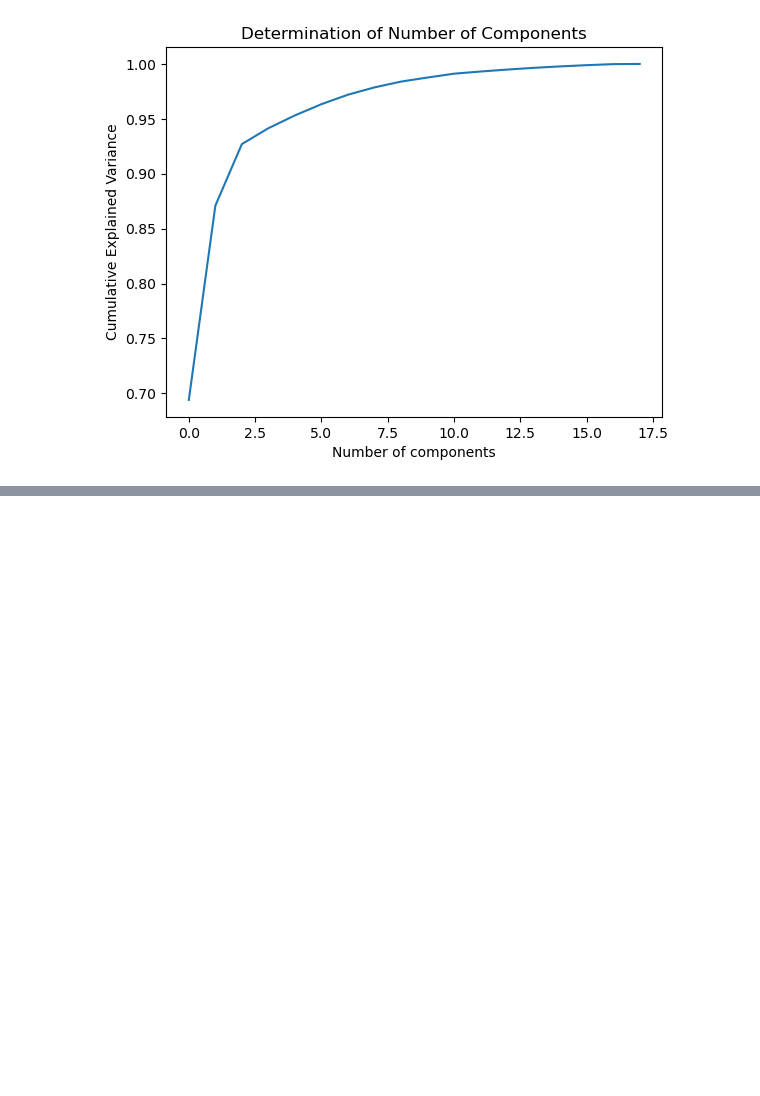
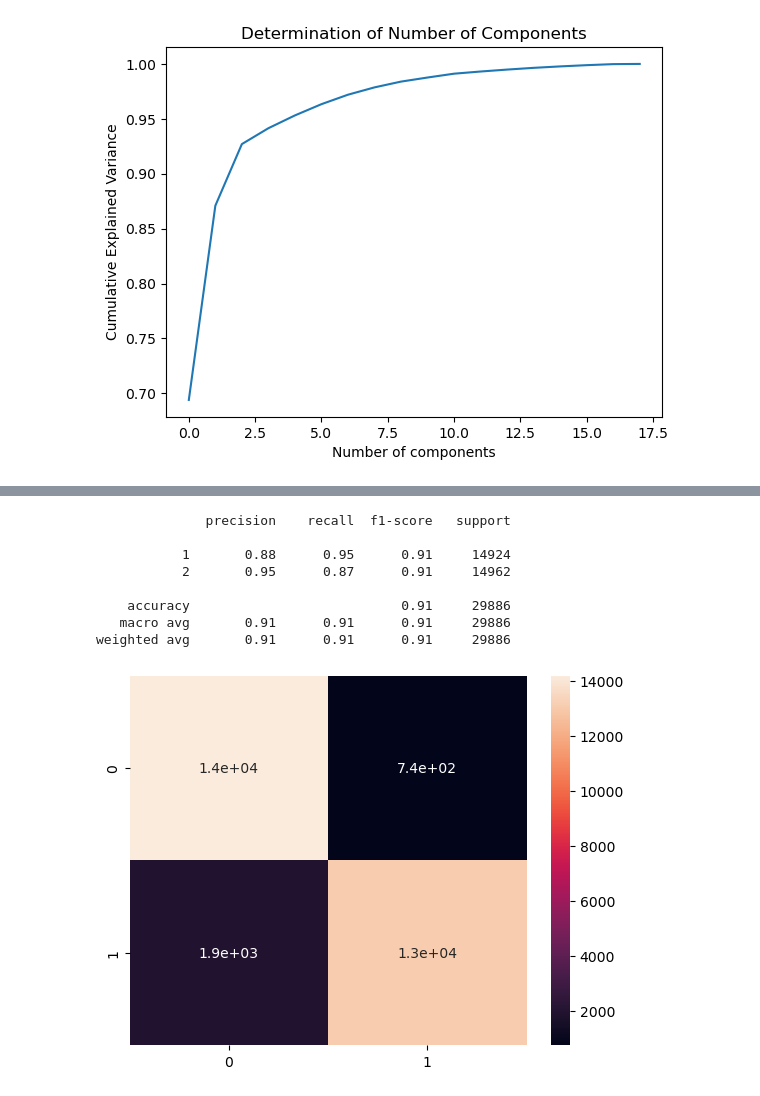
Before and after one commit to FedericoAriton99/CA-1-Machine-Learning, a Jupyter notebook: Federico_Ariton_MachineLearning_HDip_CA1.ipynb, the cells around one changed output, grey strips where cells are left out. Cells and saved outputs as stored; diff of their text form; code cells hidden in the pictures; blank space fills up the shorter version.

```diff
--- a/Federico_Ariton_MachineLearning_HDip_CA1.ipynb
+++ b/Federico_Ariton_MachineLearning_HDip_CA1.ipynb
@@ -538,0 +681,16 @@ sns.heatmap(cm, annot = True)
+# %%
+from sklearn.metrics import classification_report, confusion_matrix
+y_predict = svc_model.predict(X_test)
+cm = confusion_matrix(y_test, y_predict)
+sns.heatmap(cm, annot=True)
+print(classification_report(y_test, y_predict))
+# %% [output]
+              precision    recall  f1-score   support
+
+           1       0.88      0.95      0.91     14924
+           2       0.95      0.87      0.91     14962
+
+    accuracy                           0.91     29886
+   macro avg       0.91      0.91      0.91     29886
+weighted avg       0.91      0.91      0.91     29886
+[figure, added]
```
Also changed, not shown: parts of 86 cells of this notebook.
